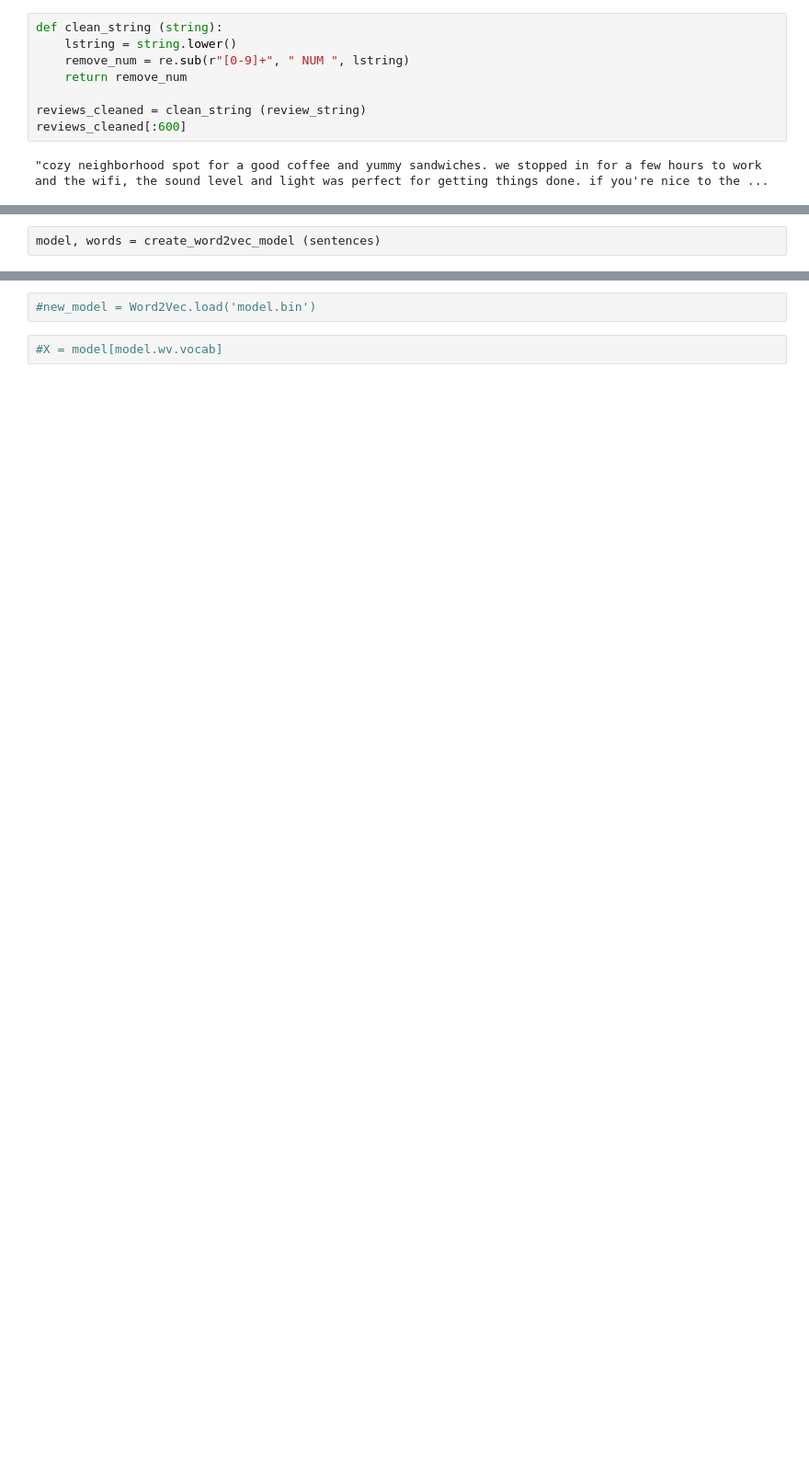
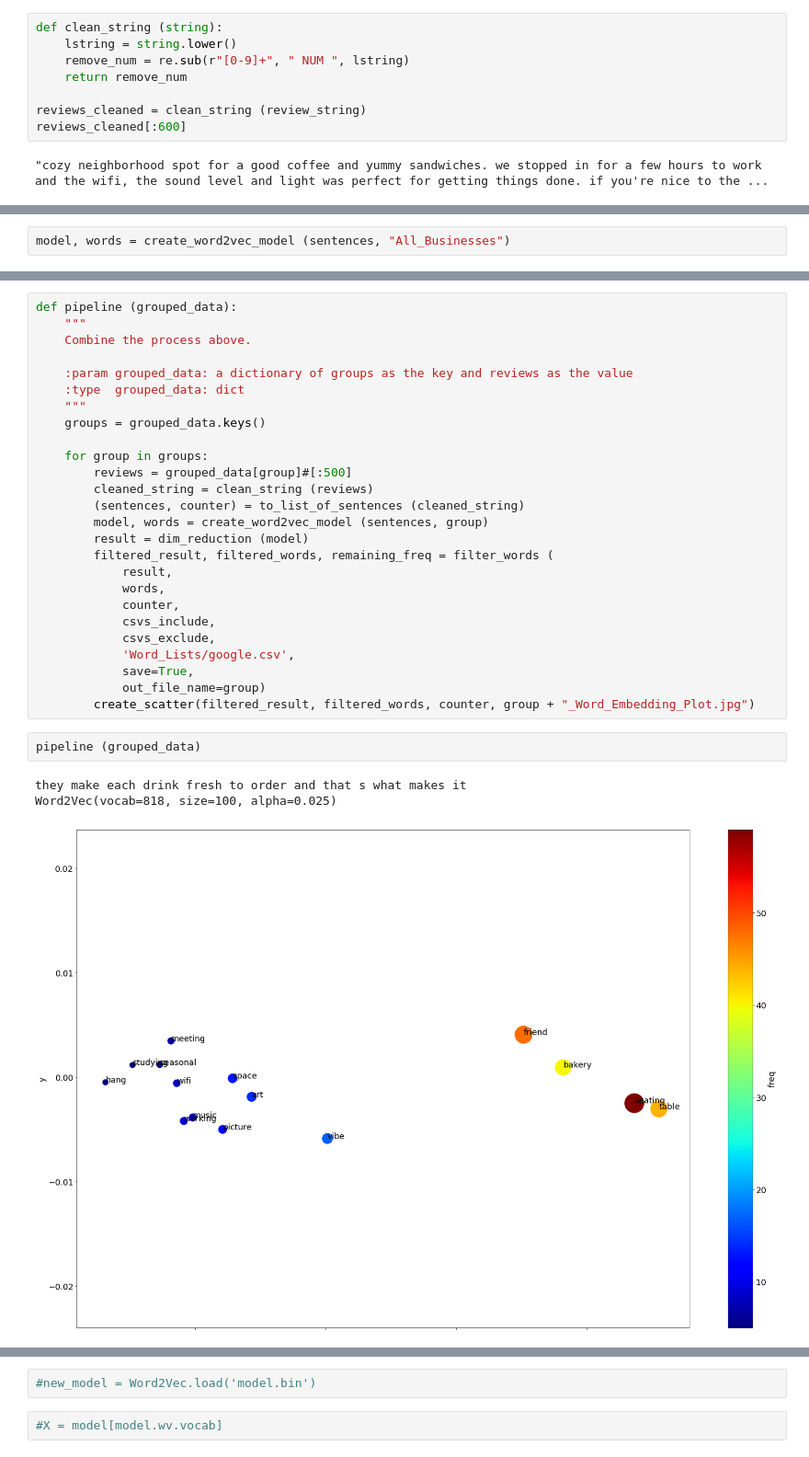
Before and after one commit to JinLi711/UIA, a Jupyter notebook: Yelp/NLP for Yelp/NLP Embedding.ipynb, the cells around one changed output, grey strips where cells are left out. Shown: that part at 92% size. Saved outputs shown, nothing was run; the diff lists cells and outputs as text; blank space fills up the shorter version.

```diff
--- a/Yelp/NLP for Yelp/NLP Embedding.ipynb
+++ b/Yelp/NLP for Yelp/NLP Embedding.ipynb
@@ -119,5 +136,5 @@ def create_word2vec_model (sentences):
     print (model)
     return (model, words)
 # %%
-model, words = create_word2vec_model (sentences)
+model, words = create_word2vec_model (sentences, "All_Businesses")
 # %% [output]
@@ -284,0 +374,32 @@ print (line,'\n', line2)
+# %%
+def pipeline (grouped_data):
+    """
+    Combine the process above.
+
+    :param grouped_data: a dictionary of groups as the key and reviews as the value
+    :type  grouped_data: dict
+    """
+    groups = grouped_data.keys()
+
+    for group in groups:
+        reviews = grouped_data[group]#[:500]
+        cleaned_string = clean_string (reviews)
+        (sentences, counter) = to_list_of_sentences (cleaned_string)
+        model, words = create_word2vec_model (sentences, group)
+        result = dim_reduction (model)
+        filtered_result, filtered_words, remaining_freq = filter_words (
+            result,
+            words,
+            counter,
+            csvs_include,
+            csvs_exclude,
+            'Word_Lists/google.csv',
+            save=True,
+            out_file_name=group)
+        create_scatter(filtered_result, filtered_words, counter, group + "_Word_Embedding_Plot.jpg")
+# %%
+pipeline (grouped_data)
+# %% [output]
+they make each drink fresh to order and that s what makes it
+Word2Vec(vocab=818, size=100, alpha=0.025)
+[figure, added]
```
Also changed, not shown: parts of 28 cells of this notebook, 56 other files.
